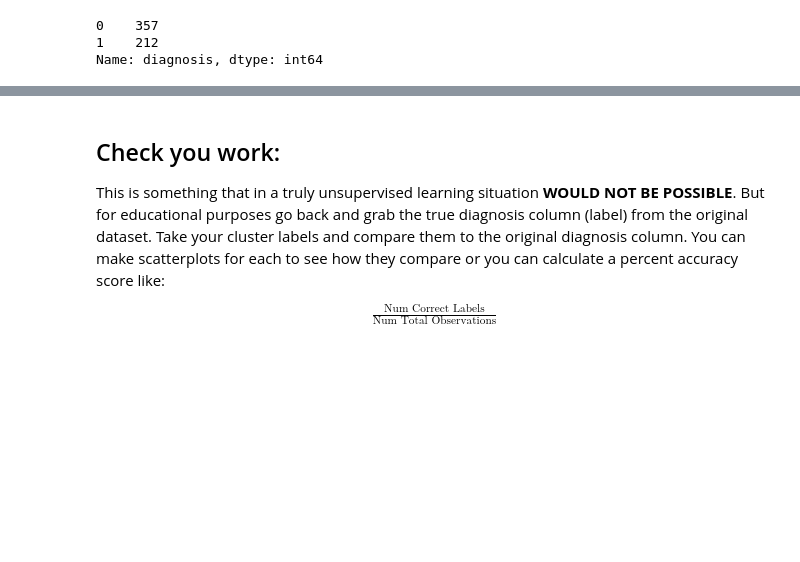
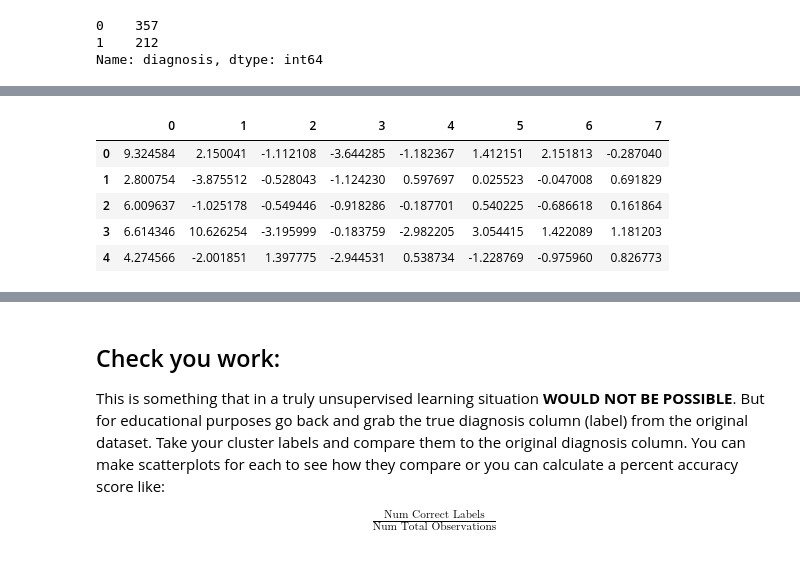
Before and after one commit to WhyseRabbit/DS-Unit-1-Sprint-3-Linear-Algebra, a Jupyter notebook: module4-clustering/LS_DS_134_Clustering_Assignment.ipynb, the cells around one changed output, grey strips where cells are left out. Saved outputs shown, nothing was run; the diff lists cells and outputs as text; code cells hidden in the pictures; blank space fills up the shorter version.

```diff
--- a/module4-clustering/LS_DS_134_Clustering_Assignment.ipynb
+++ b/module4-clustering/LS_DS_134_Clustering_Assignment.ipynb
@@ -103,0 +257,4 @@ plt.show()
+# %%
+rug=clown.drop(['id', 'diagnosis', "Unnamed: 32"], axis=1)
+
+rug.head()
@@ -103,0 +268,4 @@ plt.show()
+# %%
+frost=StandardScaler()
+snow=frost.fit_transform(rug)
+snow
@@ -103,0 +286,13 @@ plt.show()
+# %%
+from sklearn.decomposition import PCA
+pac=PCA(8)
+pacman=pac.fit_transform(snow)
+pacman=pd.DataFrame(pacman)
+pacman.head()
+# %% [output]
+|  | 0 | 1 | 2 | 3 | 4 | 5 | 6 | 7 |
+| 0 | 9.324584 | 2.150041 | -1.112108 | -3.644285 | -1.182367 | 1.412151 | 2.151813 | -0.287040 |
+| 1 | 2.800754 | -3.875512 | -0.528043 | -1.124230 | 0.597697 | 0.025523 | -0.047008 | 0.691829 |
+| 2 | 6.009637 | -1.025178 | -0.549446 | -0.918286 | -0.187701 | 0.540225 | -0.686618 | 0.161864 |
+| 3 | 6.614346 | 10.626254 | -3.195999 | -0.183759 | -2.982205 | 3.054415 | 1.422089 | 1.181203 |
+| 4 | 4.274566 | -2.001851 | 1.397775 | -2.944531 | 0.538734 | -1.228769 | -0.975960 | 0.826773 |
```
Also changed, not shown: parts of 19 cells of this notebook.
